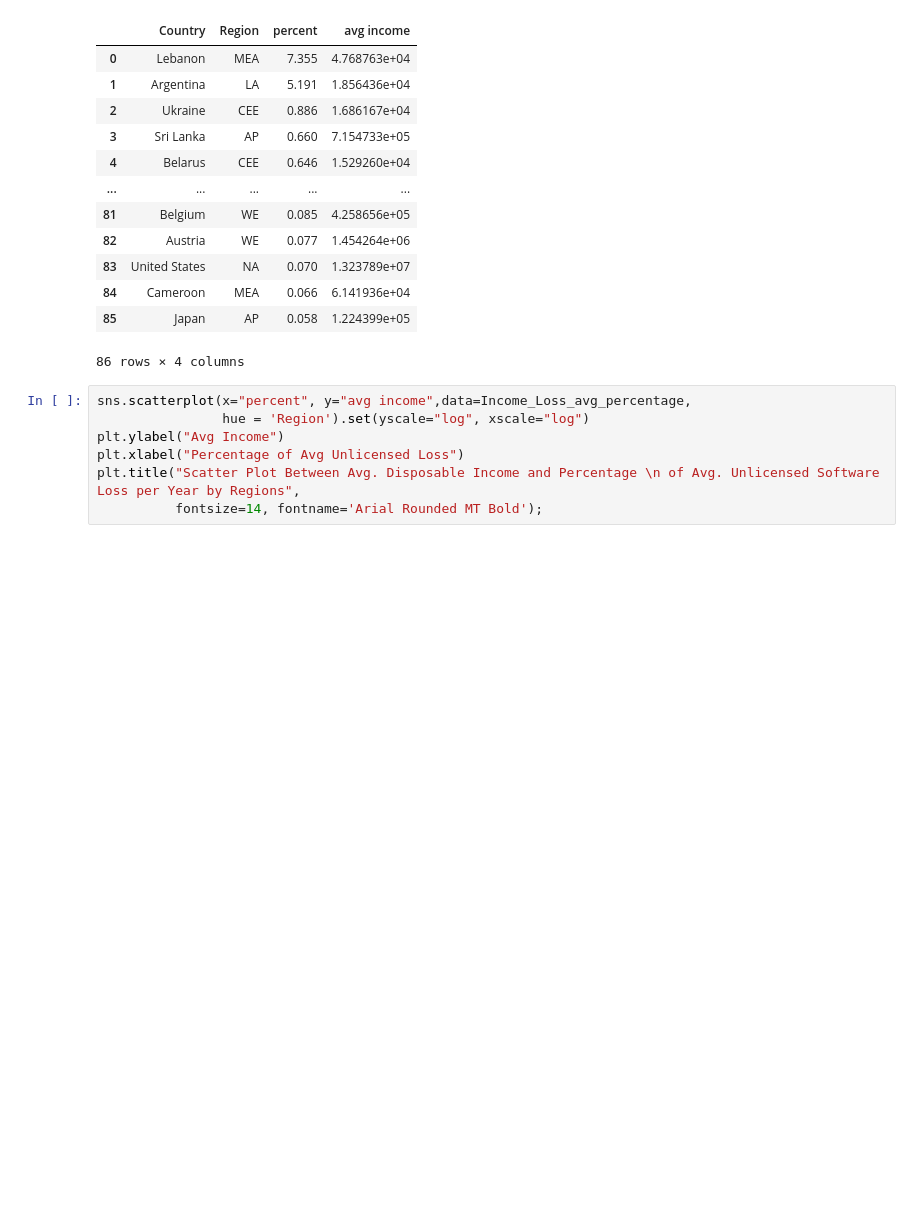
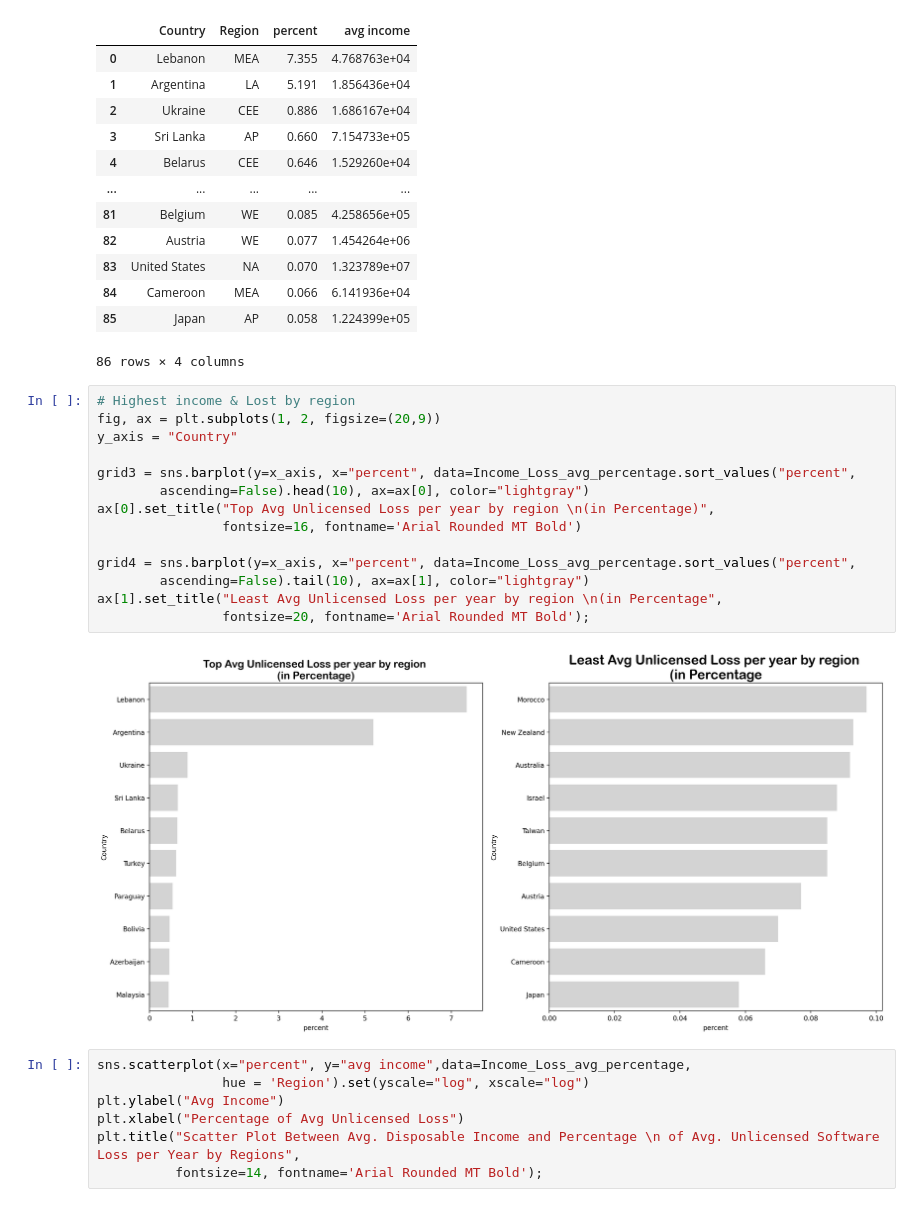
Before and after one commit to purachai-phonwisut/machine_learning_project, a Jupyter notebook: notebook.ipynb, the cells around one changed output. Saved outputs shown, nothing was run; the diff lists cells and outputs as text; blank space fills up the shorter version.

```diff
--- a/notebook.ipynb
+++ b/notebook.ipynb
@@ -379,6 +372,22 @@ Income_Loss_avg_percentage
 | 84 | Cameroon | MEA | 0.066 | 6.141936e+04 |
 | 85 | Japan | AP | 0.058 | 1.224399e+05 |
 86 rows × 4 columns
+# %%
+# Highest income & Lost by region
+fig, ax = plt.subplots(1, 2, figsize=(20,9))
+y_axis = "Country"
+
+grid3 = sns.barplot(y=x_axis, x="percent", data=Income_Loss_avg_percentage.sort_values("percent",
+        ascending=False).head(10), ax=ax[0], color="lightgray")
+ax[0].set_title("Top Avg Unlicensed Loss per year by region \n(in Percentage)",
+                fontsize=16, fontname='Arial Rounded MT Bold')
+
+grid4 = sns.barplot(y=x_axis, x="percent", data=Income_Loss_avg_percentage.sort_values("percent",
+        ascending=False).tail(10), ax=ax[1], color="lightgray")
+ax[1].set_title("Least Avg Unlicensed Loss per year by region \n(in Percentage",
+                fontsize=20, fontname='Arial Rounded MT Bold');
+# %% [output]
+[figure, added]
 # %%
 sns.scatterplot(x="percent", y="avg income",data=Income_Loss_avg_percentage,
                 hue = 'Region').set(yscale="log", xscale="log")
```
Also changed, not shown: parts of 1 cell of this notebook.
